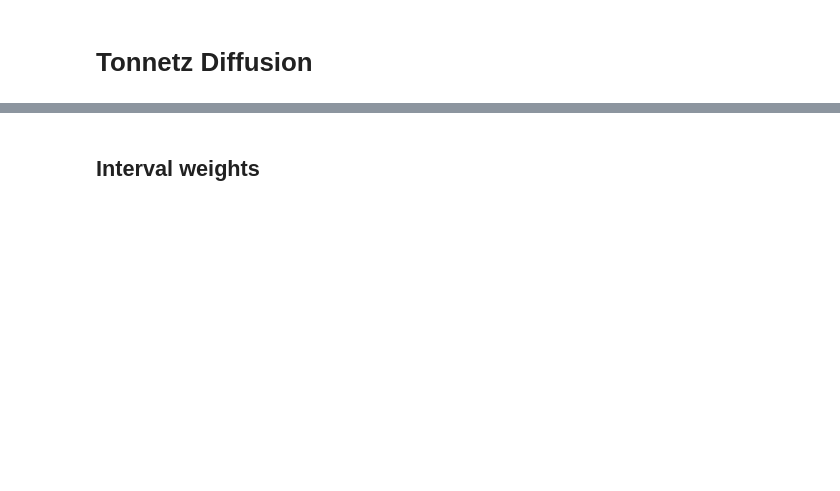
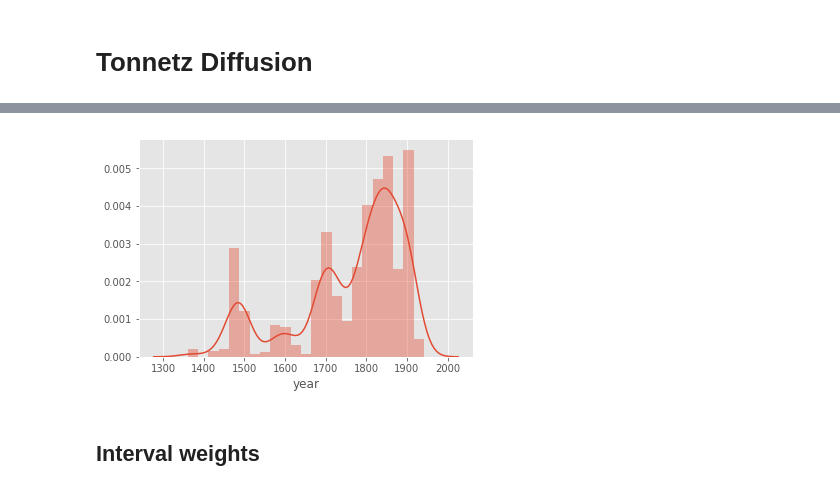
Before and after one commit to DCMLab/tonal-diffusion-model, a Jupyter notebook: analysis.ipynb, the cells around one changed output, grey strips where cells are left out. Cells and saved outputs as stored; diff of their text form; code cells hidden in the pictures; blank space fills up the shorter version.

```diff
--- a/analysis.ipynb
+++ b/analysis.ipynb
@@ -16,5 +71,9 @@ df.head()
 | 1444 | 0.084306 | 0.546899 | 0.453101 | 1.145053e-16 | 0.000000e+00 | 3.797418e-17 | 0.000000e+00 | 0.825137 | 0.881071 | 4.187719e-01 | 0.559761 | ... |
 | 1445 | 0.042667 | 0.561634 | 0.438366 | 4.000629e-17 | 8.746670e-17 | 1.521919e-16 | 7.014793e-17 | 0.893876 | 0.771316 | 3.005533e-01 | 0.617021 | ... |
 | 1400 | 0.045719 | 0.526563 | 0.473437 | 1.429368e-16 | 1.485737e-16 | 9.523765e-18 | 1.660025e-17 | 0.886907 | 0.791428 | 4.347314e-01 | 0.485341 | ... |
+# %%
+sns.distplot(df.year.dropna());
+# %% [output]
+[figure, added]
 # %% [markdown]
 ## Interval weights
```
Also changed, not shown: parts of 13 cells of this notebook, 4 other files.
